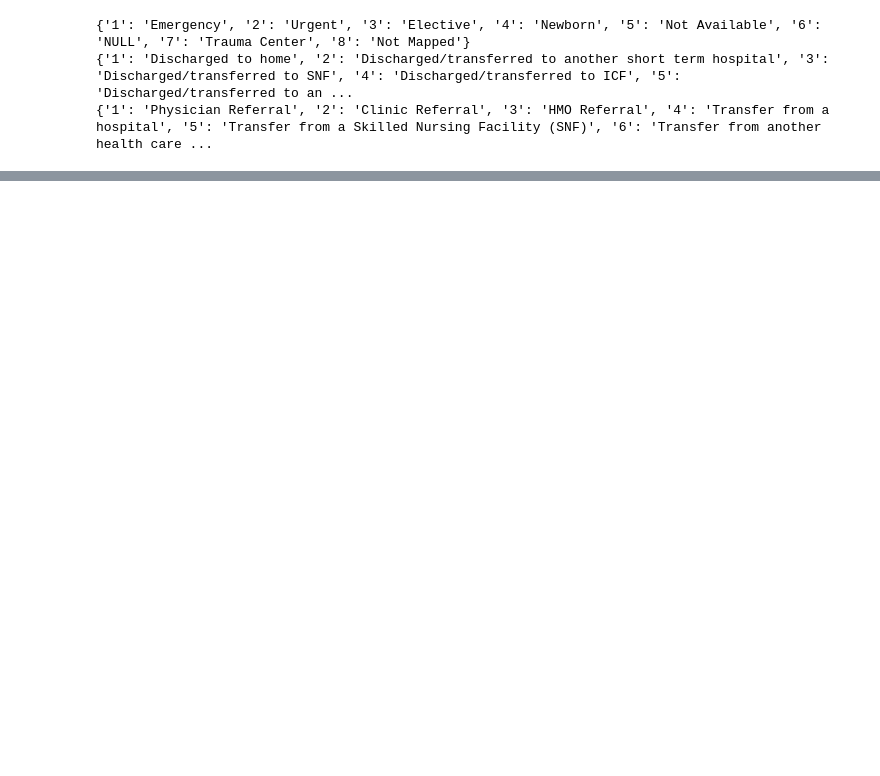
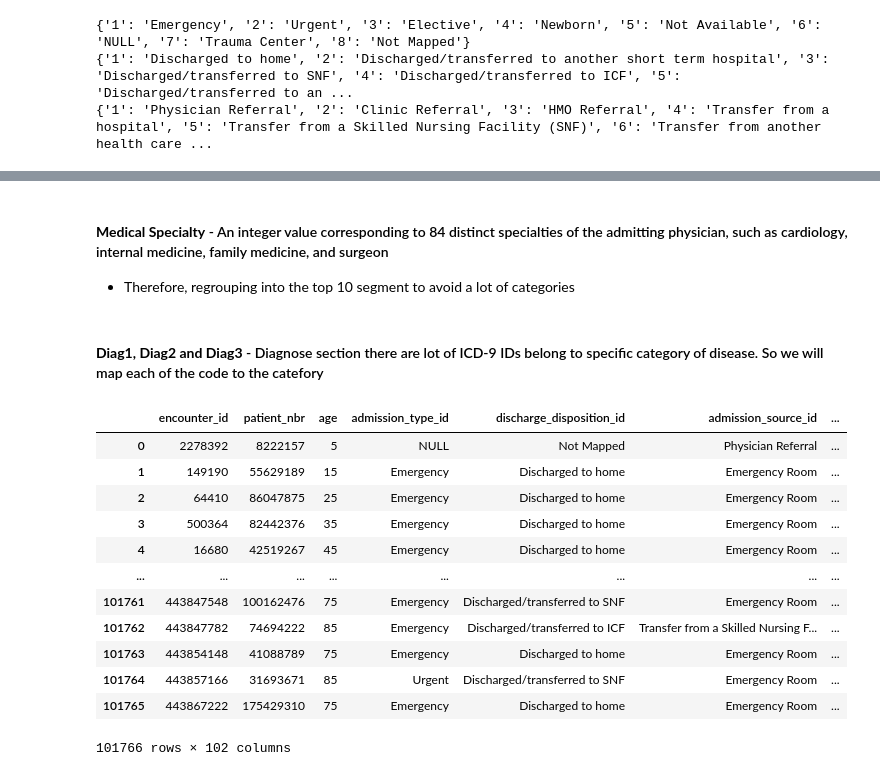
Before and after one commit to eslami200117/Data-Science, a Jupyter notebook: CA6/CA6.ipynb, the cells around one changed output, grey strips where cells are left out. Cells and saved outputs as stored; diff of their text form; code cells hidden in the pictures; blank space fills up the shorter version.

Commit message:
feat: map_diagnosis

```diff
--- a/CA6/CA6.ipynb
+++ b/CA6/CA6.ipynb
@@ -359,0 +387,44 @@ df
+# %% [markdown]
+#### <b>Medical Specialty</b> - An integer value corresponding to 84 distinct specialties of the admitting physician, such as cardiology, internal medicine, family medicine, and surgeon
+- Therefore, regrouping into the top 10 segment to avoid a lot of categories
+# %%
+top_10=['InternalMedicine','Family/GeneralPractice','Cardiology','Surgery-General', "Nephrology","Orthopedics","Radiologist","Pulmonology"]
+df.loc[~df['medical_specialty'].isin(top_10),'medical_specialty']='Other'
+# %% [markdown]
+#### <b>Diag1, Diag2 and Diag3</b> - Diagnose section there are lot of ICD-9 IDs belong to specific category of disease. So we will map each of the code to the catefory
+# %%
+def map_diagnosis(data, cols):
+    for col in cols:
+        data.loc[(data[col].str.contains("V")) | (data[col].str.contains("E")), col] = -1
+        data[col] = data[col].astype(np.float16)
+    for col in cols:
+        data["temp_diag"] = np.nan
+        data.loc[(data[col]>=390) & (data[col]<=459) | (data[col]==785), "temp_diag"] = "Circulatory"
+        data.loc[(data[col]>=460) & (data[col]<=519) | (data[col]==786), "temp_diag"] = "Respiratory"
+        data.loc[(data[col]>=520) & (data[col]<=579) | (data[col]==787), "temp_diag"] = "Digestive"
+        data.loc[(data[col]>=250) & (data[col]<251), "temp_diag"] = "Diabetes"
+        data.loc[(data[col]>=800) & (data[col]<=999), "temp_diag"] = "Injury"
+        data.loc[(data[col]>=710) & (data[col]<=739), "temp_diag"] = "Muscoloskeletal"
+        data.loc[(data[col]>=580) & (data[col]<=629) | (data[col] == 788), "temp_diag"] = "Genitourinary"
+        data.loc[(data[col]>=140) & (data[col]<=239), "temp_diag"] = "Neoplasms"
+        data["temp_diag"] = data["temp_diag"].fillna("Other")
+        data[col] = data["temp_diag"]
+        data = data.drop("temp_diag", axis=1)
+    return data
+df = map_diagnosis(df,["diag_1","diag_2","diag_3"])
+# %%
+df
+# %% [output]
+|  | encounter_id | patient_nbr | age | admission_type_id | discharge_disposition_id | admission_source_id | ... |
+| 0 | 2278392 | 8222157 | 5 | NULL | Not Mapped | Physician Referral | ... |
+| 1 | 149190 | 55629189 | 15 | Emergency | Discharged to home | Emergency Room | ... |
+| 2 | 64410 | 86047875 | 25 | Emergency | Discharged to home | Emergency Room | ... |
+| 3 | 500364 | 82442376 | 35 | Emergency | Discharged to home | Emergency Room | ... |
+| 4 | 16680 | 42519267 | 45 | Emergency | Discharged to home | Emergency Room | ... |
+| ... | ... | ... | ... | ... | ... | ... | ... |
+| 101761 | 443847548 | 100162476 | 75 | Emergency | Discharged/transferred to SNF | Emergency Room | ... |
+| 101762 | 443847782 | 74694222 | 85 | Emergency | Discharged/transferred to ICF | Transfer from a Skilled Nursing F... | ... |
+| 101763 | 443854148 | 41088789 | 75 | Emergency | Discharged to home | Emergency Room | ... |
+| 101764 | 443857166 | 31693671 | 85 | Urgent | Discharged/transferred to SNF | Emergency Room | ... |
+| 101765 | 443867222 | 175429310 | 75 | Emergency | Discharged to home | Emergency Room | ... |
+101766 rows × 102 columns
```
Also changed, not shown: parts of 3 cells of this notebook.
